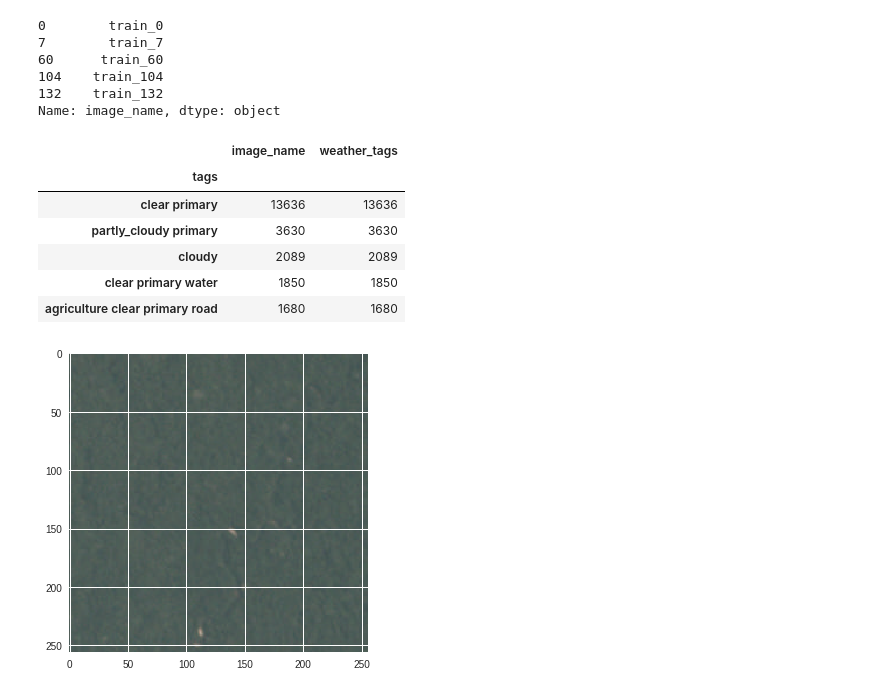
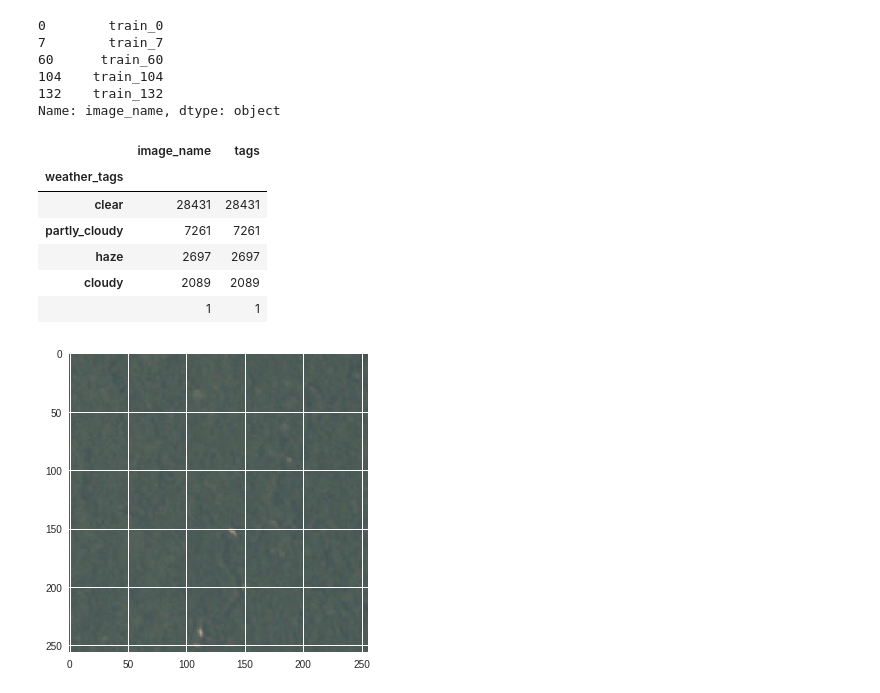
Before and after one commit to ebgv/Planet--Understanding-the-Amazon-from-Space, a Jupyter notebook: downloading_from_kaggle.ipynb, the cells around one changed output. Cells and saved outputs as stored; diff of their text form; code cells hidden in the pictures.

Commit message:
Adding test and train folders + getting the 4 weather categories

```diff
--- a/downloading_from_kaggle.ipynb
+++ b/downloading_from_kaggle.ipynb
@@ -84,8 +90,8 @@ train_label.head()
 | 4 | train_4 | agriculture clear habitation prim... |
 # %%
 # creating the weather labels
-weather_list = ['partly_cloudy', 'haze', 'cloudy', 'clear']
-weather_tag_list = [[element for element in tag.split() if element in weather_list] for tag in train_label['tags']]
+weather_categories = ['partly_cloudy', 'haze', 'cloudy', 'clear']
+weather_tag_list = [[element for element in tag.split() if element in weather_categories] for tag in train_label['tags']]
 train_label['weather_tags'] = [''.join(tag) for tag in weather_tag_list]
 train_label.head()
 # %% [output]
@@ -146,15 +152,15 @@ train_label['image_name'][train_label['tags'] == 'haze primary'][:5]
 132    train_132
 Name: image_name, dtype: object
 # %%
-train_label.groupby(['tags']).count().sort_values(by = 'image_name', ascending = False).head(5)
+train_label.groupby(['weather_tags']).count().sort_values(by = 'image_name', ascending = False).head(5)
 # %% [output]
-|  | image_name | weather_tags |
-| tags |  |  |
-| clear primary | 13636 | 13636 |
-| partly_cloudy primary | 3630 | 3630 |
+|  | image_name | tags |
+| weather_tags |  |  |
+| clear | 28431 | 28431 |
+| partly_cloudy | 7261 | 7261 |
+| haze | 2697 | 2697 |
 | cloudy | 2089 | 2089 |
-| clear primary water | 1850 | 1850 |
-| agriculture clear primary road | 1680 | 1680 |
+|  | 1 | 1 |
 # %%
 img = mpimg.imread('train_104.jpg')
 imgplot = plt.imshow(img)
```
Also changed, not shown: parts of 21 cells of this notebook.
